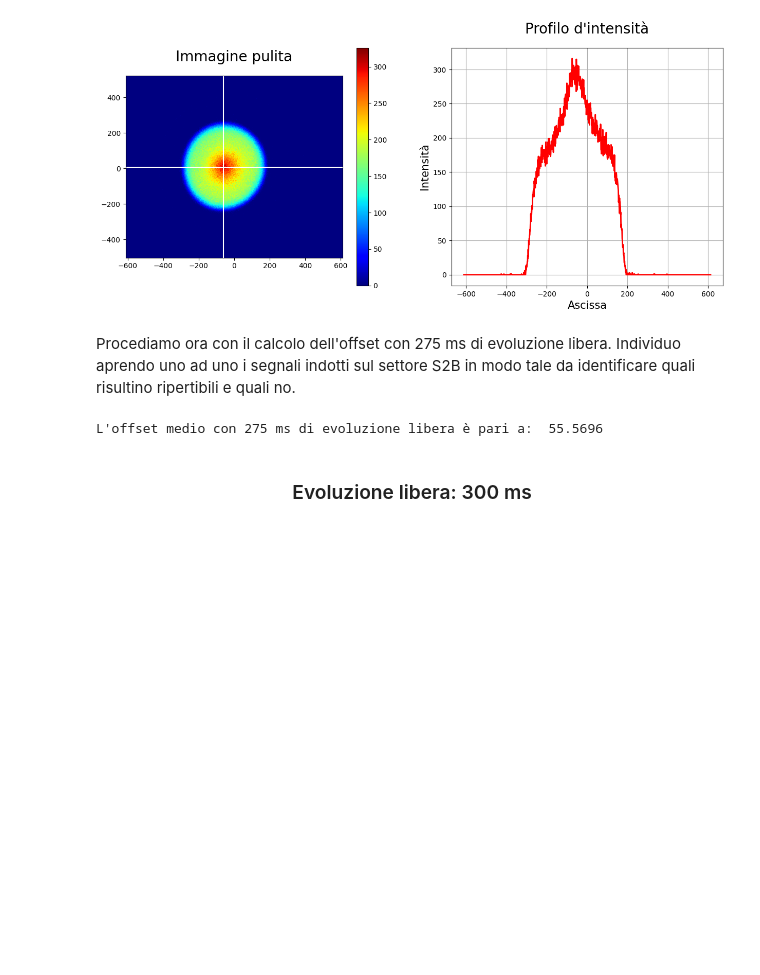
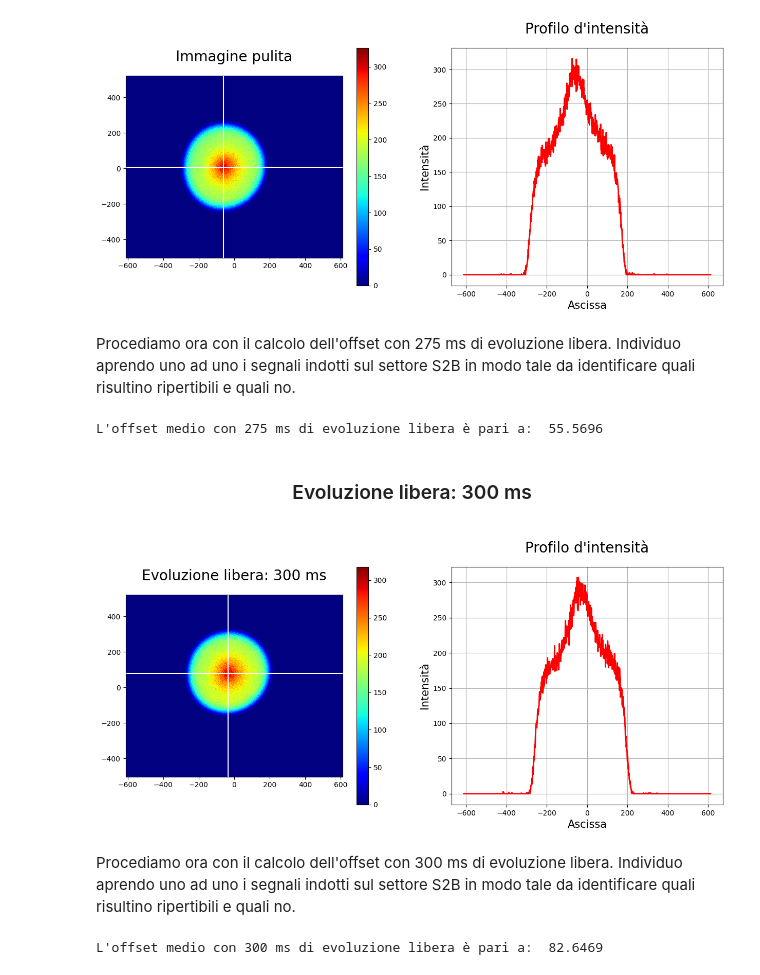
Before and after one commit to Negrini085/LaboPlasmi, a Jupyter notebook: Esperienze/Esperienza 1/esp1.ipynb, the cells around one changed output. Drawn from its saved outputs; the diff is of its cells as text; code cells hidden in the pictures; blank space fills up the shorter version.

Commit message:
Aggiunta evoluzione libera con 300ms

```diff
--- a/Esperienze/Esperienza 1/esp1.ipynb
+++ b/Esperienze/Esperienza 1/esp1.ipynb
@@ -615,3 +615,61 @@ L'offset medio con 275 ms di evoluzione libera è pari a:  55.5696
 ### Evoluzione libera: 300 ms
 
 </center>
+# %%
+#--------------------------------------------------#
+#     Testo i metodi --> prima fase di pulizia     #
+#--------------------------------------------------#
+xcen = 612; ycen = 502; r_pl = 320; rtrap = 419
+
+rum_med = mean_noise("Dati/CAMimages/dark/dark", 80)
+
+plasma = np.array(Image.open("Dati/CAMimages/series2_300ms/plasma005.tif"))
+plasma = plasma.reshape(1024, 1224)
+
+x = np.linspace(-xcen, col - xcen, col)
+y = np.linspace(-ycen, row - ycen, row)
+
+plasma = no_rifl_off(plasma, rtrap, x, y, 10)
+
+
+
+#--------------------------------------------------------------#
+#     Testo i metodi --> output per visualizzare risultati     #
+#--------------------------------------------------------------#
+
+fig = plt.figure(figsize=(15, 6))
+
+x = np.linspace(-xcen, col - xcen, col)
+y = np.linspace(-ycen, row - ycen, row)
+
+X, Y = np.meshgrid(x, y)
+
+#-------------------------------------------------------------#
+#              Immagine di plasma: esterno nullo              #
+#-------------------------------------------------------------#
+ax = fig.add_subplot(1, 2, 1)
+
+cax = ax.pcolormesh(X, Y, plasma, cmap='jet')
+plt.colorbar(cax); ax.set_aspect('equal')
+ax.set_title(f'Evoluzione libera: 300 ms', fontsize = 20, pad = 20)
+plt.axhline(y=80, color='w', linestyle='-')
+plt.axvline(x=-35, color='w', linestyle='-')
+
+#-------------------------------------------------------------#
+#                      Profilo d'intensità                    #
+#-------------------------------------------------------------#
+ax = fig.add_subplot(1, 2, 2); prof = plasma[582,:]
+
+ax.plot(x, prof, color = 'r', linestyle = '-',linewidth = 2)
+ax.set_xlabel("Ascissa", fontsize = 15); ax.set_ylabel("Intensità", fontsize = 15); ax.grid(True)
+ax.set_title(f"Profilo d'intensità", fontsize = 20, pad = 20)
+
+plt.show()
+
+del x, y, X, Y
+del prof, plasma, rum_med
+del xcen, ycen, r_pl, rtrap
+# %% [output]
+[figure, added]
+# %% [markdown]
+Procediamo ora con il calcolo dell'offset con 300 ms di evoluzione libera. Individuo aprendo uno ad uno i segnali indotti sul settore S2B in modo tale da identificare quali risultino ripertibili e quali no.
@@ -617,0 +678,8 @@ L'offset medio con 275 ms di evoluzione libera è pari a:  55.5696
+# %%
+xcen = 612; ycen = 502; intlim = 10; rtrap = 419
+off_300 = off_ottico('Dati/CAMimages/series2_300ms/plasma', rip300, rtrap, xcen, ycen, intlim)
+
+print("L'offset medio con 300 ms di evoluzione libera è pari a: ", round(off_300, 4))
+del xcen, ycen, intlim, rtrap
+# %% [output]
+L'offset medio con 300 ms di evoluzione libera è pari a:  82.6469
```
Also changed, not shown: parts of 4 cells of this notebook.
